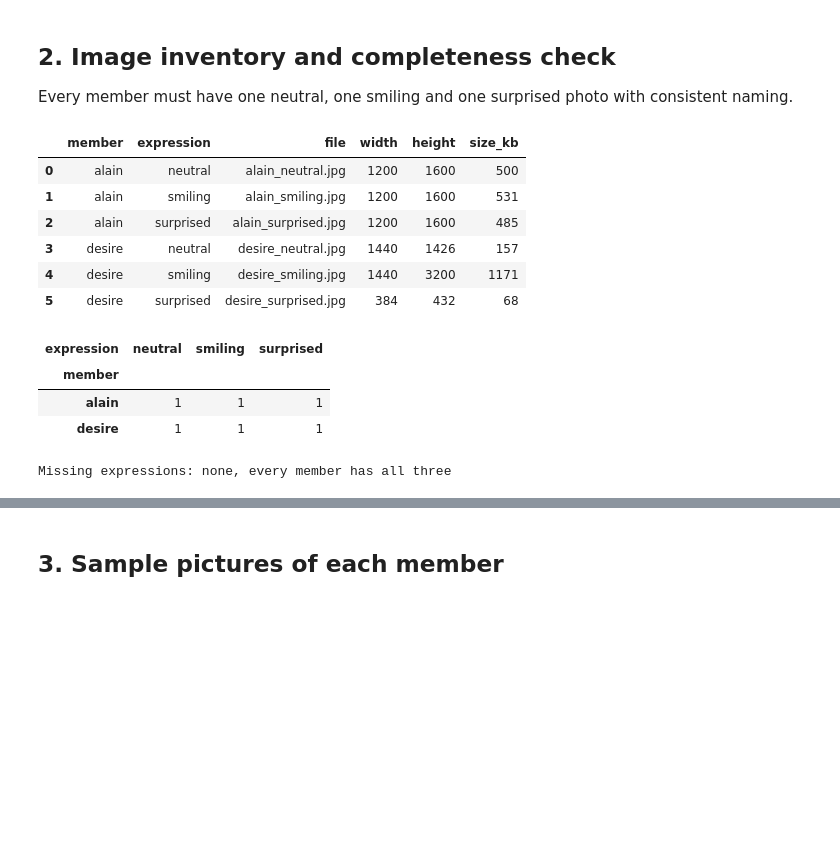
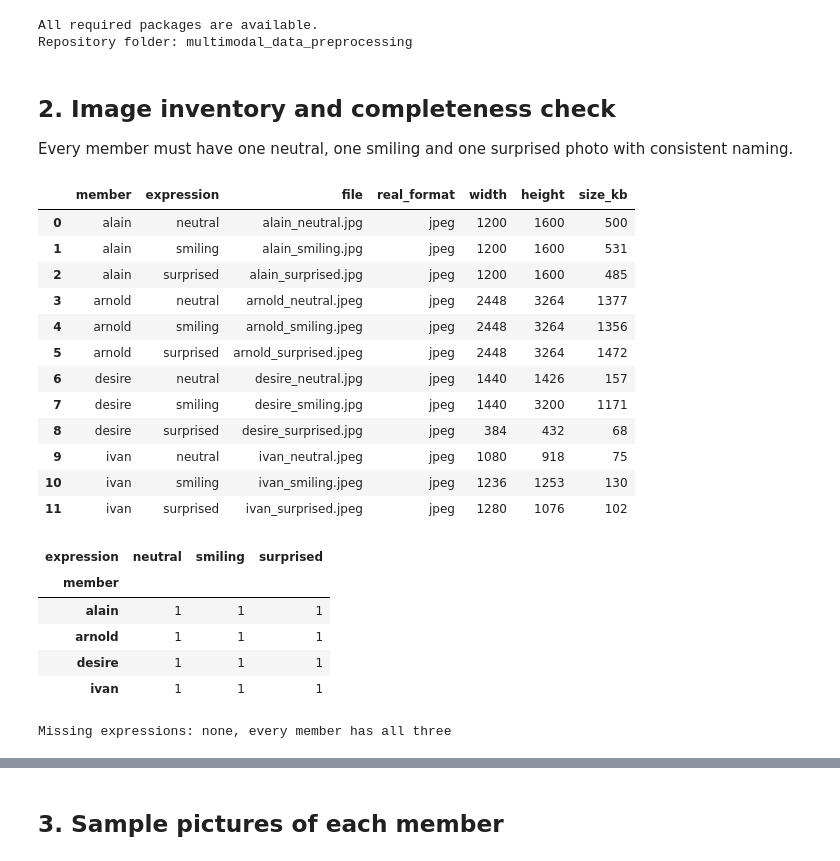
Before and after one commit to mutaganzwa-desire/multimodal_data_preprocessing, a Jupyter notebook: notebooks/Formative_2_Image_Processing.ipynb, the cells around one changed output, grey strips where cells are left out. Cells and saved outputs as stored; diff of their text form; code cells hidden in the pictures; blank space fills up the shorter version.

```diff
--- a/notebooks/Formative_2_Image_Processing.ipynb
+++ b/notebooks/Formative_2_Image_Processing.ipynb
@@ -55,3 +40,60 @@ Repository: /home/rca/projects/personal/learning/alu-formative2-mlp
+# %%
+import importlib
+import os
+import subprocess
+import sys
+import warnings
+from pathlib import Path
+
+# The GitHub repository this notebook belongs to (only used when the notebook is opened on its own).
+REPO_URL = os.environ.get("F2_REPO_URL", "https://github.com/mutaganzwa-desire/multimodal_data_preprocessing.git")
+REQUIRED_FILES = ["app.py", "src/environment.py", "src/media_io.py", "src/verification.py"]
+
+
+def missing_files(folder: Path) -> list:
+    return [f for f in REQUIRED_FILES if not (folder / f).exists()]
+
+
+def find_repo_root() -> Path:
+    """Return the repository folder, cloning or updating it when needed.
+
+    * Opened from inside a clone (Jupyter, VS Code or PyCharm on Windows, macOS or Linux): that clone is used.
+    * Opened on its own (Google Colab, Kaggle, a downloaded .ipynb): the repository is cloned next to the
+      notebook, and an older copy left there by a previous run is updated with `git pull`.
+    """
+    for folder in [Path.cwd(), *Path.cwd().parents]:
+        if not missing_files(folder):
+            return folder
+    target = Path.cwd() / "multimodal_data_preprocessing"
+    if (target / ".git").exists():
+        subprocess.run(["git", "-C", str(target), "pull", "-q", "--ff-only"], check=False)
+    elif not target.exists():
+        subprocess.run(["git", "clone", "-q", "--depth", "1", REPO_URL, str(target)], check=True)
+    missing = missing_files(target)
+    if missing:
+        raise FileNotFoundError(
+            f"The repository copy in {target} has no {', '.join(missing)}: it is older than this notebook. "
+            "Push the latest commits to GitHub, delete that folder (on Colab: Runtime > Disconnect and delete "
+            "runtime), and run this cell again."
+        )
+    return target
+
+
+REPO_ROOT = find_repo_root()
+os.chdir(REPO_ROOT)
+sys.path.insert(0, str(REPO_ROOT))
+for name in [m for m in sys.modules if m == "src" or m.startswith("src.")]:
+    del sys.modules[name]  # forget modules imported from another copy in an earlier run
+importlib.invalidate_caches()
+
+from src.environment import ensure_packages
+
+ensure_packages()  # installs only the packages that are missing, then does nothing on later runs
+warnings.filterwarnings("ignore", category=FutureWarning)
+print("Repository folder:", REPO_ROOT.name)
+# %% [output]
+All required packages are available.
+Repository folder: multimodal_data_preprocessing
 # %%
 import cv2
 import matplotlib.pyplot as plt
@@ -76,30 +119,39 @@ Every member must have one neutral, one smiling and one surprised photo with con
 # %%
 images = ip.find_images()
 members = sorted(images["member"].unique())
 
 inventory = images.assign(
     file=images["path"].map(lambda p: p.name),
+    real_format=images["path"].map(media_io.detect_format),
     width=images["path"].map(lambda p: ip.load_image(p).shape[1]),
     height=images["path"].map(lambda p: ip.load_image(p).shape[0]),
     size_kb=images["path"].map(lambda p: round(p.stat().st_size / 1024)),
 ).drop(columns="path")
 display(inventory)
 
 coverage = pd.crosstab(images["member"], images["expression"]).reindex(columns=list(ip.EXPRESSIONS), fill_value=0)
 display(coverage)
 missing = [(m, e) for m in coverage.index for e in coverage.columns if coverage.loc[m, e] == 0]
 print("Missing expressions:", missing or "none, every member has all three")
 # %% [output]
-|  | member | expression | file | width | height | size_kb |
-| 0 | alain | neutral | alain_neutral.jpg | 1200 | 1600 | 500 |
-| 1 | alain | smiling | alain_smiling.jpg | 1200 | 1600 | 531 |
-| 2 | alain | surprised | alain_surprised.jpg | 1200 | 1600 | 485 |
-| 3 | desire | neutral | desire_neutral.jpg | 1440 | 1426 | 157 |
-| 4 | desire | smiling | desire_smiling.jpg | 1440 | 3200 | 1171 |
-| 5 | desire | surprised | desire_surprised.jpg | 384 | 432 | 68 |
+|  | member | expression | file | real_format | width | height | size_kb |
+| 0 | alain | neutral | alain_neutral.jpg | jpeg | 1200 | 1600 | 500 |
+| 1 | alain | smiling | alain_smiling.jpg | jpeg | 1200 | 1600 | 531 |
+| 2 | alain | surprised | alain_surprised.jpg | jpeg | 1200 | 1600 | 485 |
+| 3 | arnold | neutral | arnold_neutral.jpeg | jpeg | 2448 | 3264 | 1377 |
+| 4 | arnold | smiling | arnold_smiling.jpeg | jpeg | 2448 | 3264 | 1356 |
+| 5 | arnold | surprised | arnold_surprised.jpeg | jpeg | 2448 | 3264 | 1472 |
+| 6 | desire | neutral | desire_neutral.jpg | jpeg | 1440 | 1426 | 157 |
+| 7 | desire | smiling | desire_smiling.jpg | jpeg | 1440 | 3200 | 1171 |
+| 8 | desire | surprised | desire_surprised.jpg | jpeg | 384 | 432 | 68 |
+| 9 | ivan | neutral | ivan_neutral.jpeg | jpeg | 1080 | 918 | 75 |
+| 10 | ivan | smiling | ivan_smiling.jpeg | jpeg | 1236 | 1253 | 130 |
+| 11 | ivan | surprised | ivan_surprised.jpeg | jpeg | 1280 | 1076 | 102 |
 | expression | neutral | smiling | surprised |
 | member |  |  |  |
 | alain | 1 | 1 | 1 |
+| arnold | 1 | 1 | 1 |
 | desire | 1 | 1 | 1 |
+| ivan | 1 | 1 | 1 |
 Missing expressions: none, every member has all three
 # %% [markdown]
```
Also changed, not shown: parts of 17 cells of this notebook, 3 other files.
